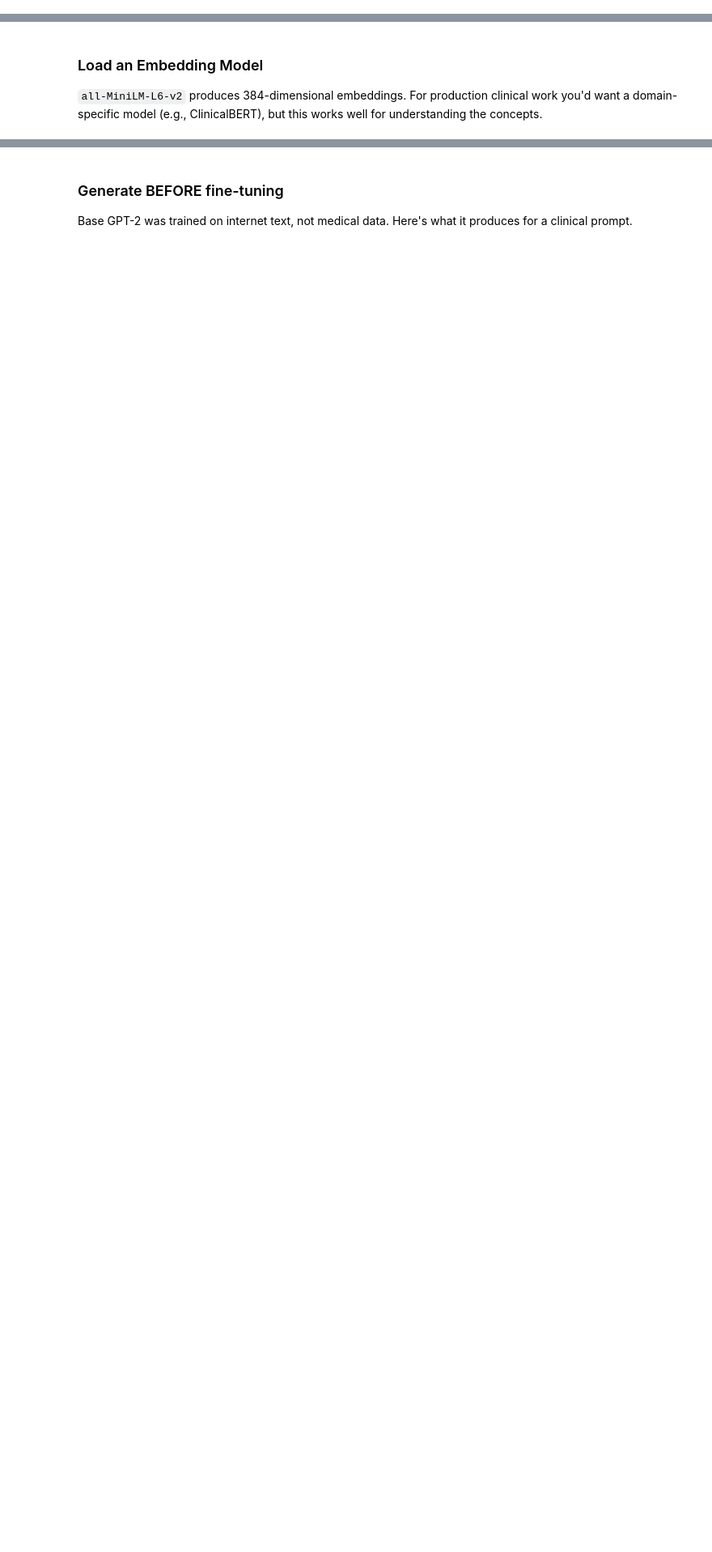
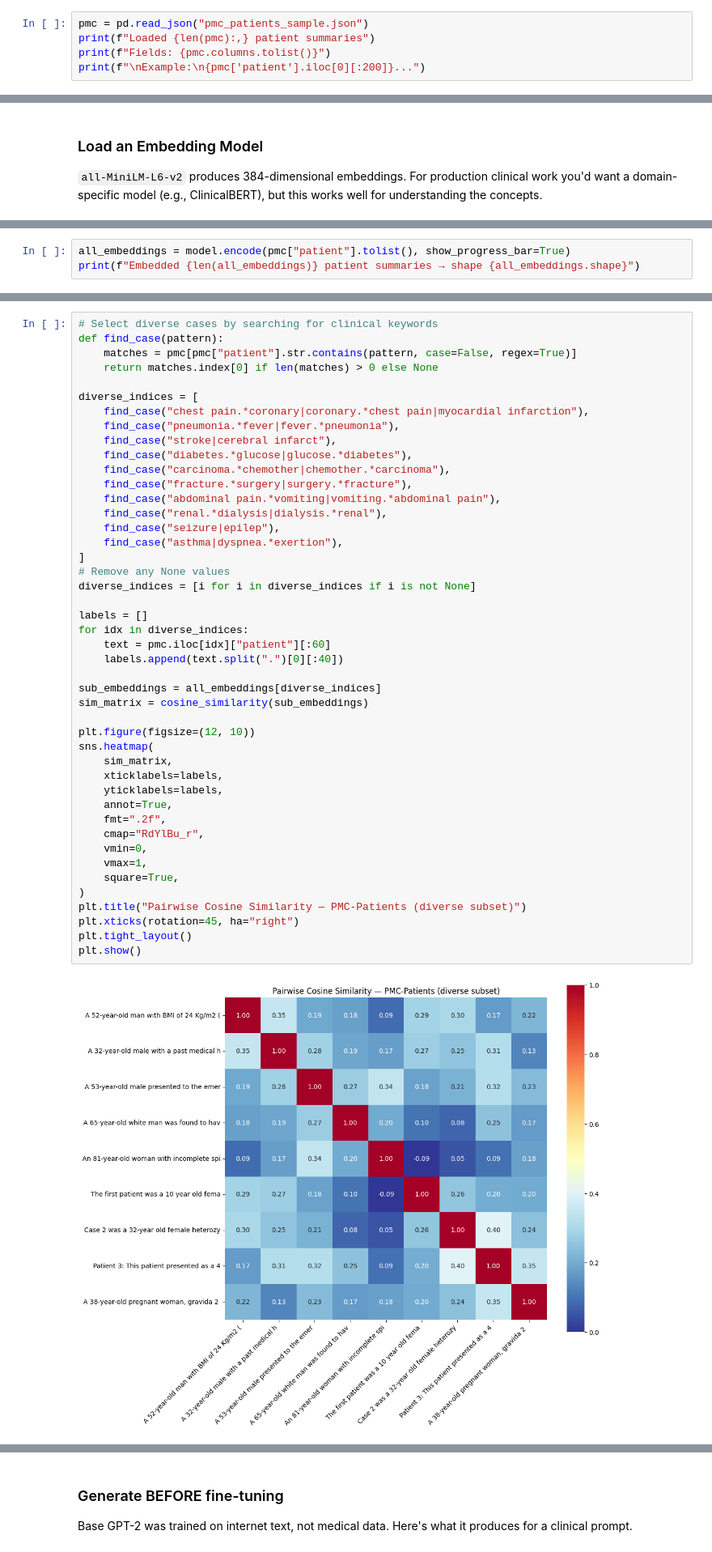
Before and after one commit to oscar-peng/datasci_223, a Jupyter notebook: lectures/07/demo/02-embeddings_finetuning.ipynb, the cells around one changed output, grey strips where cells are left out. Shown at 81% size. Drawn from its saved outputs; the diff is of its cells as text; blank space fills up the shorter version.

```diff
--- a/lectures/07/demo/02-embeddings_finetuning.ipynb
+++ b/lectures/07/demo/02-embeddings_finetuning.ipynb
@@ -19,0 +28,5 @@ from sklearn.metrics.pairwise import cosine_similarity
+# %%
+pmc = pd.read_json("pmc_patients_sample.json")
+print(f"Loaded {len(pmc):,} patient summaries")
+print(f"Fields: {pmc.columns.tolist()}")
+print(f"\nExample:\n{pmc['patient'].iloc[0][:200]}...")
@@ -44,0 +60,3 @@ print(f"Embedded {len(notes)} notes → shape {embeddings.shape}")
+# %%
+all_embeddings = model.encode(pmc["patient"].tolist(), show_progress_bar=True)
+print(f"Embedded {len(all_embeddings)} patient summaries → shape {all_embeddings.shape}")
@@ -67 +69,48 @@ plt.show()
+# %%
+# Select diverse cases by searching for clinical keywords
+def find_case(pattern):
+    matches = pmc[pmc["patient"].str.contains(pattern, case=False, regex=True)]
+    return matches.index[0] if len(matches) > 0 else None
+
+diverse_indices = [
+    find_case("chest pain.*coronary|coronary.*chest pain|myocardial infarction"),
+    find_case("pneumonia.*fever|fever.*pneumonia"),
+    find_case("stroke|cerebral infarct"),
+    find_case("diabetes.*glucose|glucose.*diabetes"),
+    find_case("carcinoma.*chemother|chemother.*carcinoma"),
+    find_case("fracture.*surgery|surgery.*fracture"),
+    find_case("abdominal pain.*vomiting|vomiting.*abdominal pain"),
+    find_case("renal.*dialysis|dialysis.*renal"),
+    find_case("seizure|epilep"),
+    find_case("asthma|dyspnea.*exertion"),
+]
+# Remove any None values
+diverse_indices = [i for i in diverse_indices if i is not None]
+
+labels = []
+for idx in diverse_indices:
+    text = pmc.iloc[idx]["patient"][:60]
+    labels.append(text.split(".")[0][:40])
+
+sub_embeddings = all_embeddings[diverse_indices]
+sim_matrix = cosine_similarity(sub_embeddings)
+
+plt.figure(figsize=(12, 10))
+sns.heatmap(
+    sim_matrix,
+    xticklabels=labels,
+    yticklabels=labels,
+    annot=True,
+    fmt=".2f",
+    cmap="RdYlBu_r",
+    vmin=0,
+    vmax=1,
+    square=True,
+)
+plt.title("Pairwise Cosine Similarity — PMC-Patients (diverse subset)")
+plt.xticks(rotation=45, ha="right")
+plt.tight_layout()
+plt.show()
+# %% [output]
+[figure, added]
 # %% [markdown]
```
Also changed, not shown: parts of 33 cells of this notebook, 20 other files.
